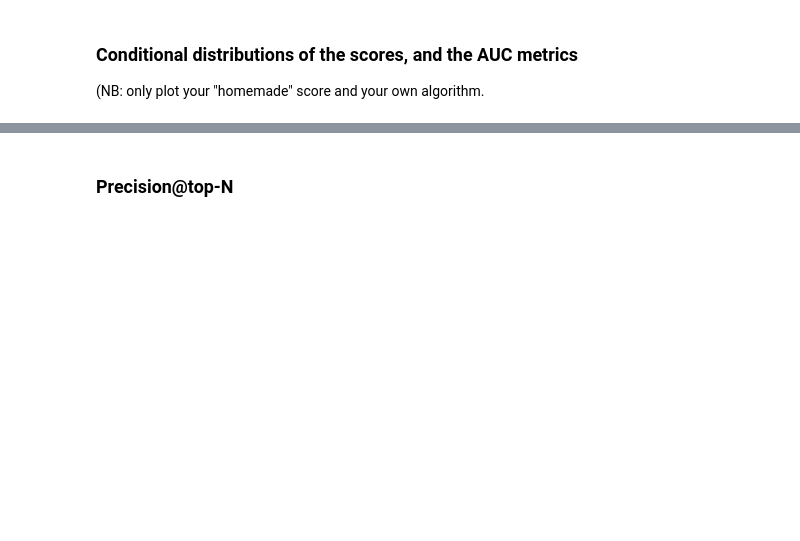
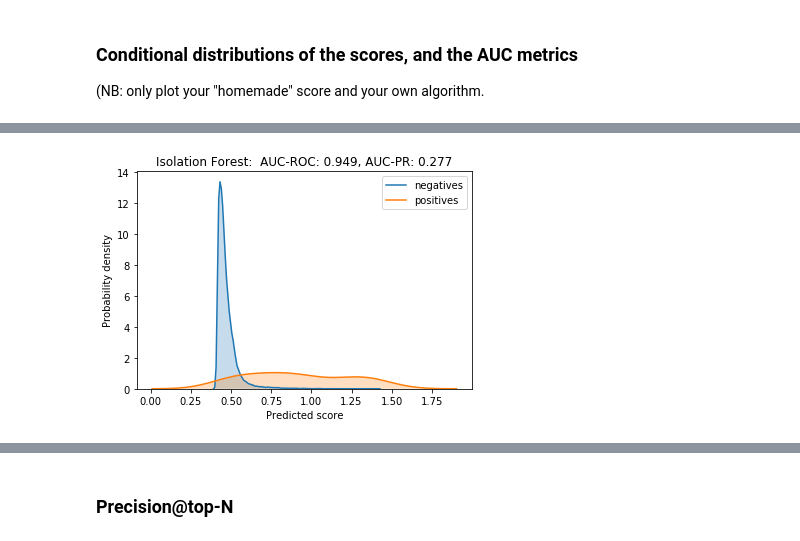
Before and after one commit to DonErnesto/masterclassSFI_2021, a Jupyter notebook: notebooks/CreditCardUnsupervised.ipynb, the cells around one changed output, grey strips where cells are left out. Drawn from its saved outputs; the diff is of its cells as text; code cells hidden in the pictures; blank space fills up the shorter version.

```diff
--- a/notebooks/CreditCardUnsupervised.ipynb
+++ b/notebooks/CreditCardUnsupervised.ipynb
@@ -249,3 +320,5 @@ _ = plot_outlier_scores(y.values, np.log1p(knn_mean_outlier_scores), title='KNN:
 # %%
-_ = plot_outlier_scores(y.values, np.log1p(iforest_outlier_scores), title='Isolation Forest: ')
+_ = plot_conditional_distribution(y.values, -np.log1p(iforest_outlier_scores), title='Isolation Forest: ')
+# %% [output]
+[figure, added]
 # %%
```
Also changed, not shown: parts of 17 cells of this notebook, 2 other files.
